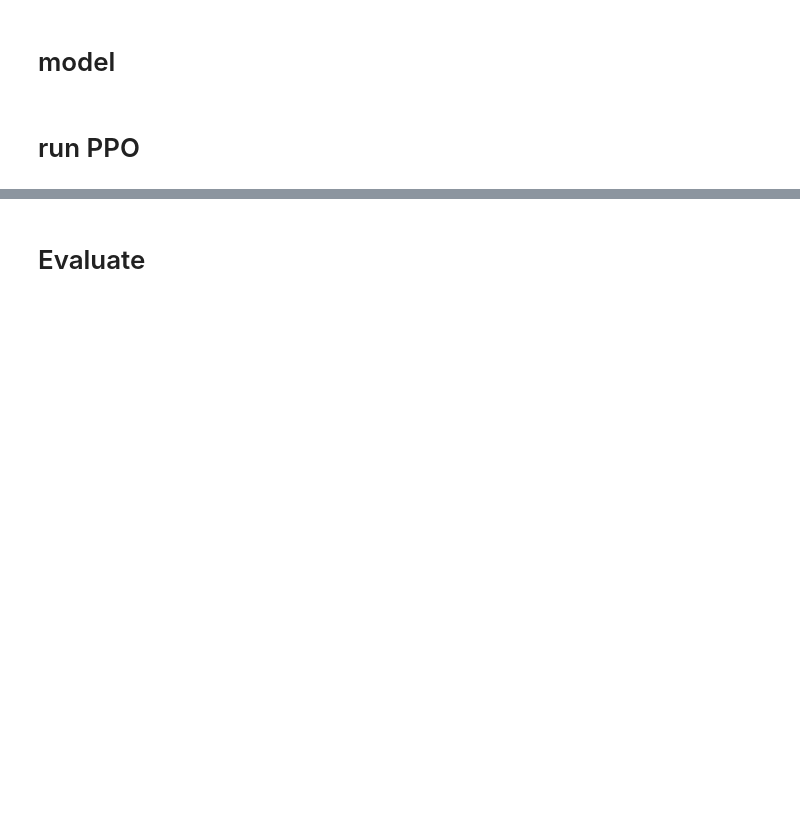
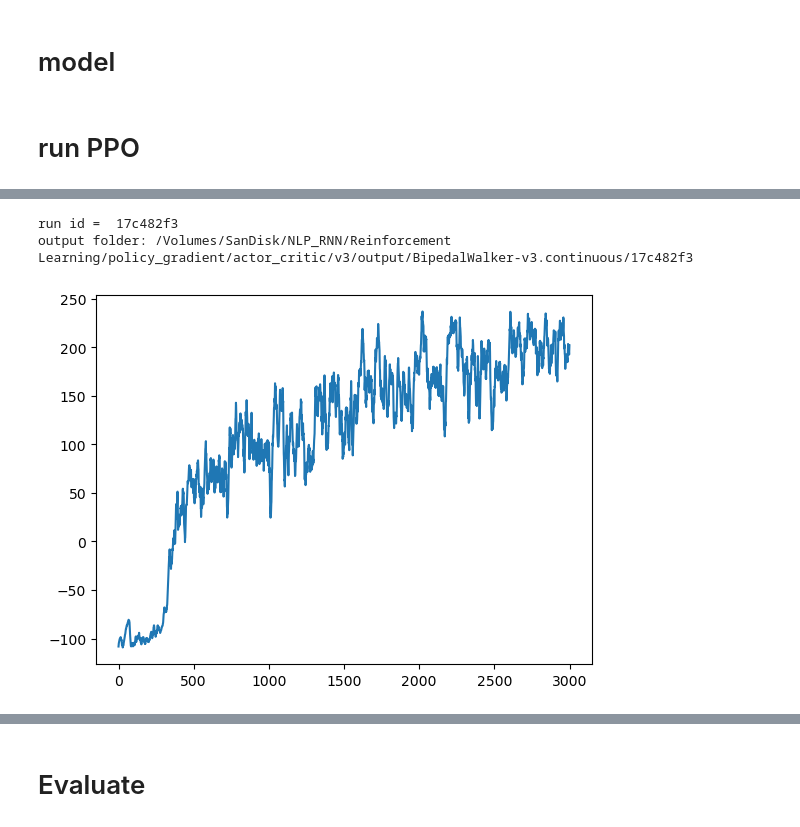
Before and after one commit to jameskn30/NLP_RNN, a Jupyter notebook: Reinforcement Learning/policy_gradient/actor_critic/v3/bipedal.ipynb, the cells around one changed output, grey strips where cells are left out. Saved outputs shown, nothing was run; the diff lists cells and outputs as text; code cells hidden in the pictures; blank space fills up the shorter version.

```diff
--- a/Reinforcement Learning/policy_gradient/actor_critic/v3/bipedal.ipynb
+++ b/Reinforcement Learning/policy_gradient/actor_critic/v3/bipedal.ipynb
@@ -293,0 +308,9 @@ output folder: /Volumes/SanDisk/NLP_RNN/Reinforcement Learning/policy_gradient/a
+# %%
+env = gym.make(ENV_NAME)
+ppo = PPOAgent(env, lr = 1e-3)
+
+ppo.learn(training_epochs=3000)
+# %% [output]
+run id =  17c482f3
+output folder: /Volumes/SanDisk/NLP_RNN/Reinforcement Learning/policy_gradient/actor_critic/v3/output/BipedalWalker-v3.continuous/17c482f3
+[figure, added]
```
Also changed, not shown: parts of 7 cells of this notebook, 2 other files.
